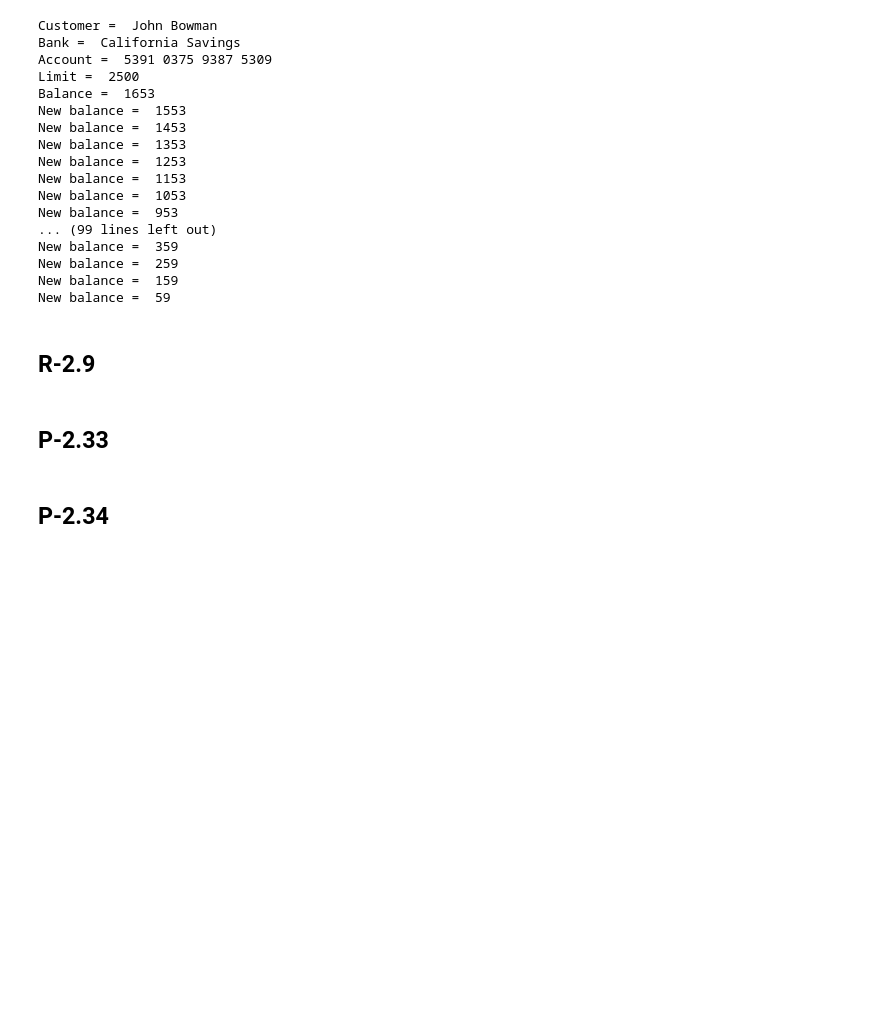
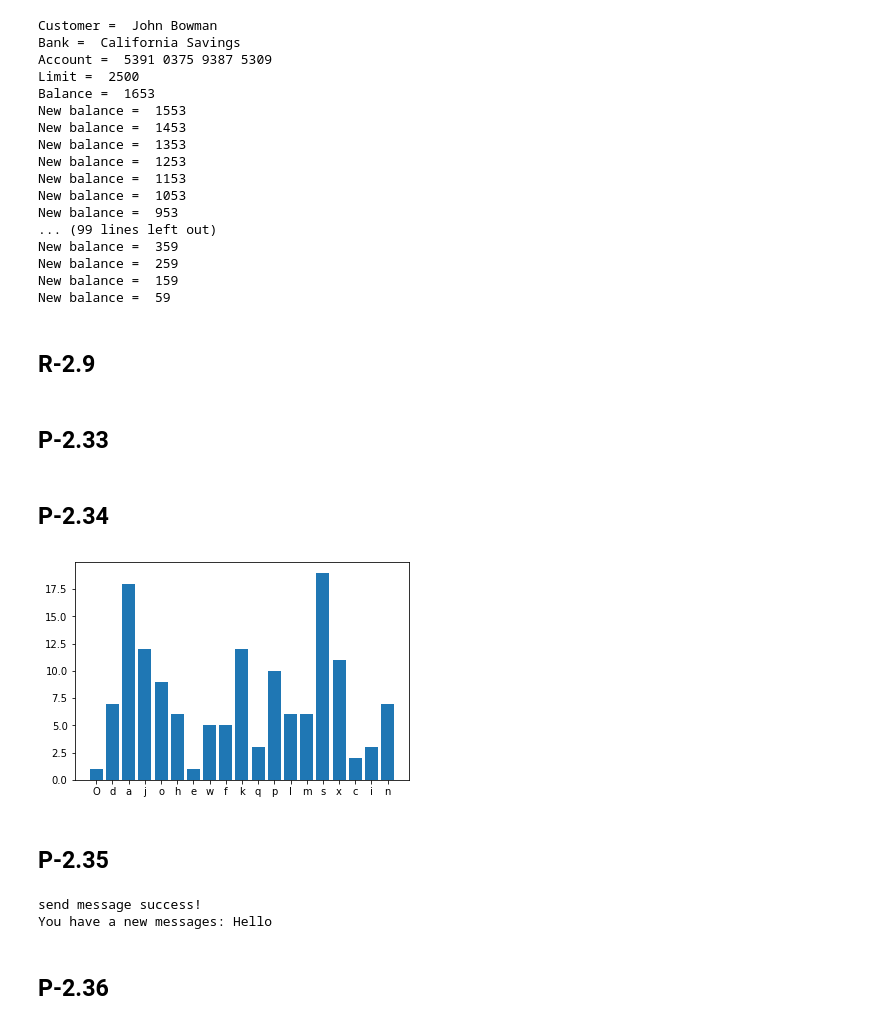
Before and after one commit to winyter/Data_Structures_and_Algorithms_in_Python, a Jupyter notebook: Practices.ipynb, the cells around one changed output. Saved outputs shown, nothing was run; the diff lists cells and outputs as text; code cells hidden in the pictures; blank space fills up the shorter version.

```diff
--- a/Practices.ipynb
+++ b/Practices.ipynb
@@ -628,13 +628,3 @@ class Vector:
 ## P-2.33
 # %% [markdown]
 ## P-2.34
-# %%
-import os
-class Files:
-    def __init__(self, path):
-        self._str = ''
-        self._path = path
-
-    def _openfile(self):
-        with open((os.path.join(self._path)), 'r') as f:
-            self._str = f.read()
@@ -640,0 +633,38 @@ class Files:
+# %%
+class Files:
+    def __init__(self, path):
+        self._str = ''
+        self._path = path
+
+    def get_str(self):
+        with open(self._path, encoding='utf-8') as f:
+            contents = f.read()
+        return list(contents.rstrip())
+
+    def get_num(self):
+        # the_array = self.get_str()
+        # the_set = set(the_array)
+        dic = {}
+        for s in set(self.get_str()):
+            count = 0
+            for a in self.get_str():
+                if a == s:
+                    count += 1
+            dic.update({s:count})
+        return dic
+
+    def draw_graph(self):
+        x_list = []
+        y_list = []
+        for k,v in self.get_num().items():
+            x_list.append(k)
+            y_list.append(v)
+        plt.bar(x_list, y_list, align = 'center')
+# %%
+if __name__ == '__main__':
+    a = Files('/home/winyter/text.txt')
+    a.draw_graph()
+# %% [output]
+[figure, added]
+# %% [markdown]
+## P-2.35
@@ -640,0 +712,10 @@ class Files:
+# %%
+alice = Sender()
+Bob = Reserver()
+alice.send_message('Hello')
+Bob.reserve_message()
+# %% [output]
+send message success!
+You have a new messages: Hello
+# %% [markdown]
+## P-2.36
```
Also changed, not shown: parts of 2 cells of this notebook.
